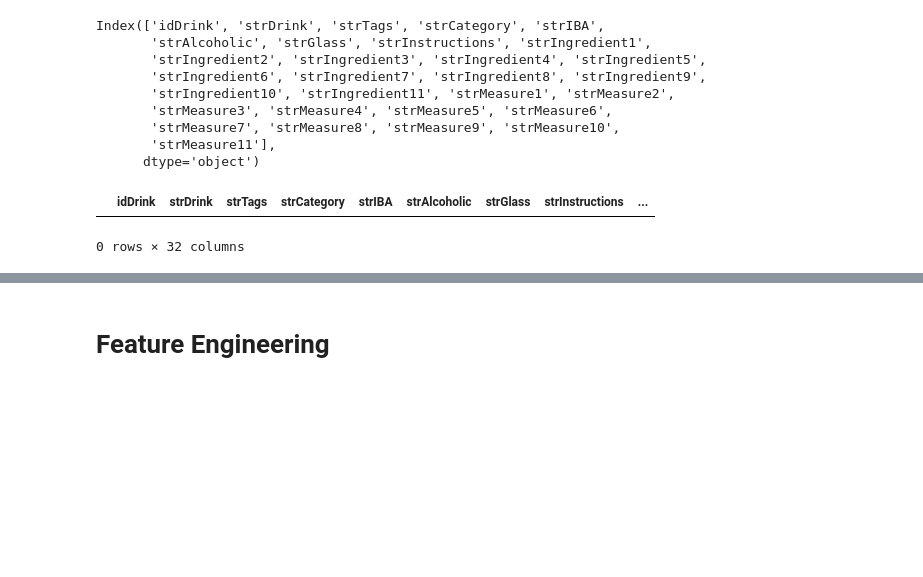
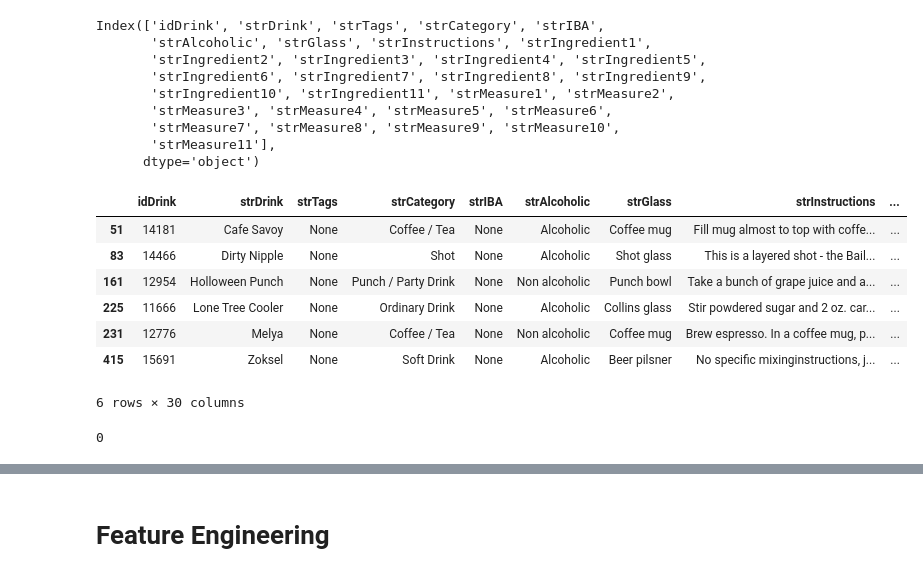
Before and after one commit to redsun498/Data-Genie, a Jupyter notebook: notebooks/EDA - Cocktails.ipynb, the cells around one changed output, grey strips where cells are left out. Drawn from its saved outputs; the diff is of its cells as text; code cells hidden in the pictures; blank space fills up the shorter version.

Commit message:
changed 1st column

```diff
--- a/notebooks/EDA - Cocktails.ipynb
+++ b/notebooks/EDA - Cocktails.ipynb
@@ -257,8 +257,15 @@ Index(['idDrink', 'strDrink', 'strTags', 'strCategory', 'strIBA',
        'strMeasure7', 'strMeasure8', 'strMeasure9', 'strMeasure10',
        'strMeasure11'],
       dtype='object')
-# %%
-all_drinks_df[all_drinks_df['strMeasure1']==None]
-# %% [output]
-|  | idDrink | strDrink | strTags | strCategory | strIBA | strAlcoholic | strGlass | strInstructions | ... |
-0 rows × 32 columns
+# %%
+#Identify drinks with null values for the first measure
+all_drinks_df[all_drinks_df['strMeasure1'].isnull()]
+# %% [output]
+|  | idDrink | strDrink | strTags | strCategory | strIBA | strAlcoholic | strGlass | strInstructions | ... |
+| 51 | 14181 | Cafe Savoy | None | Coffee / Tea | None | Alcoholic | Coffee mug | Fill mug almost to top with coffe... | ... |
+| 83 | 14466 | Dirty Nipple | None | Shot | None | Alcoholic | Shot glass | This is a layered shot - the Bail... | ... |
+| 161 | 12954 | Holloween Punch | None | Punch / Party Drink | None | Non alcoholic | Punch bowl | Take a bunch of grape juice and a... | ... |
+| 225 | 11666 | Lone Tree Cooler | None | Ordinary Drink | None | Alcoholic | Collins glass | Stir powdered sugar and 2 oz. car... | ... |
+| 231 | 12776 | Melya | None | Coffee / Tea | None | Non alcoholic | Coffee mug | Brew espresso. In a coffee mug, p... | ... |
+| 415 | 15691 | Zoksel | None | Soft Drink | None | Alcoholic | Beer pilsner | No specific mixinginstructions, j... | ... |
+6 rows × 30 columns
@@ -265,3 +280,8 @@ all_drinks_df[all_drinks_df['strMeasure1']==None]
+# %%
+#They all have values now
+all_drinks_df['strMeasure1'].isnull().sum()
+# %% [output]
+0
 # %%
 # List of drinks that use fruits as ingredients instead of its juice (its not juiced)
 # 408 White Wine Sangria
```
Also changed, not shown: parts of 19 cells of this notebook.
